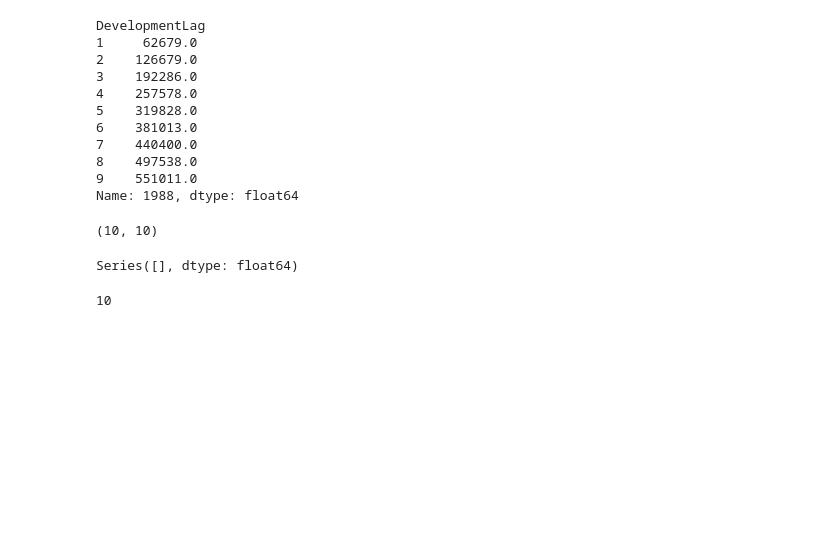
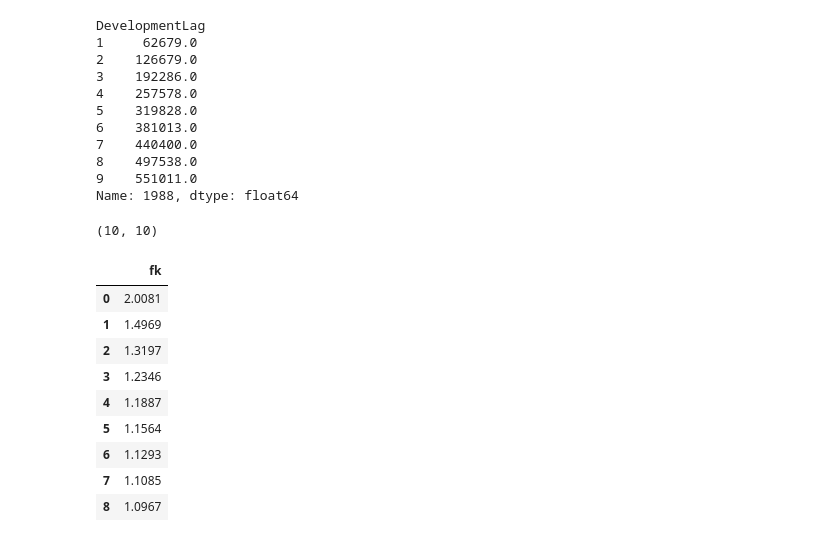
Before and after one commit to leonv1602/claim-reserving, a Jupyter notebook: ODP Bootstrap Model.ipynb, the cells around one changed output. Cells and saved outputs as stored; diff of their text form; code cells hidden in the pictures; blank space fills up the shorter version.

```diff
--- a/ODP Bootstrap Model.ipynb
+++ b/ODP Bootstrap Model.ipynb
@@ -152,11 +134,16 @@ tr_cum.shape
 def dev_fac(triangle = tr_cum, i = 0, shape = tr_cum.shape[1]):
     return np.sum(tr_cum.iloc[:shape - i - 1, i+1])/np.sum(tr_cum.iloc[:shape - i -1, i])
 # %%
-dev_factor = pd.DataFrame(index = np.arange(0,10))
-dev_factor.apply(dev_fac,)
+dev_factor = pd.DataFrame(data = [dev_fac(i = k) for k in range(9)], index = np.arange(0,9), columns = ['fk'])
+dev_factor
 # %% [output]
-Series([], dtype: float64)
+|  | fk |
+| 0 | 2.0081 |
+| 1 | 1.4969 |
+| 2 | 1.3197 |
+| 3 | 1.2346 |
+| 4 | 1.1887 |
+| 5 | 1.1564 |
+| 6 | 1.1293 |
+| 7 | 1.1085 |
+| 8 | 1.0967 |
-# %%
-shape
-# %% [output]
-10
```
Also changed, not shown: parts of 16 cells of this notebook.
